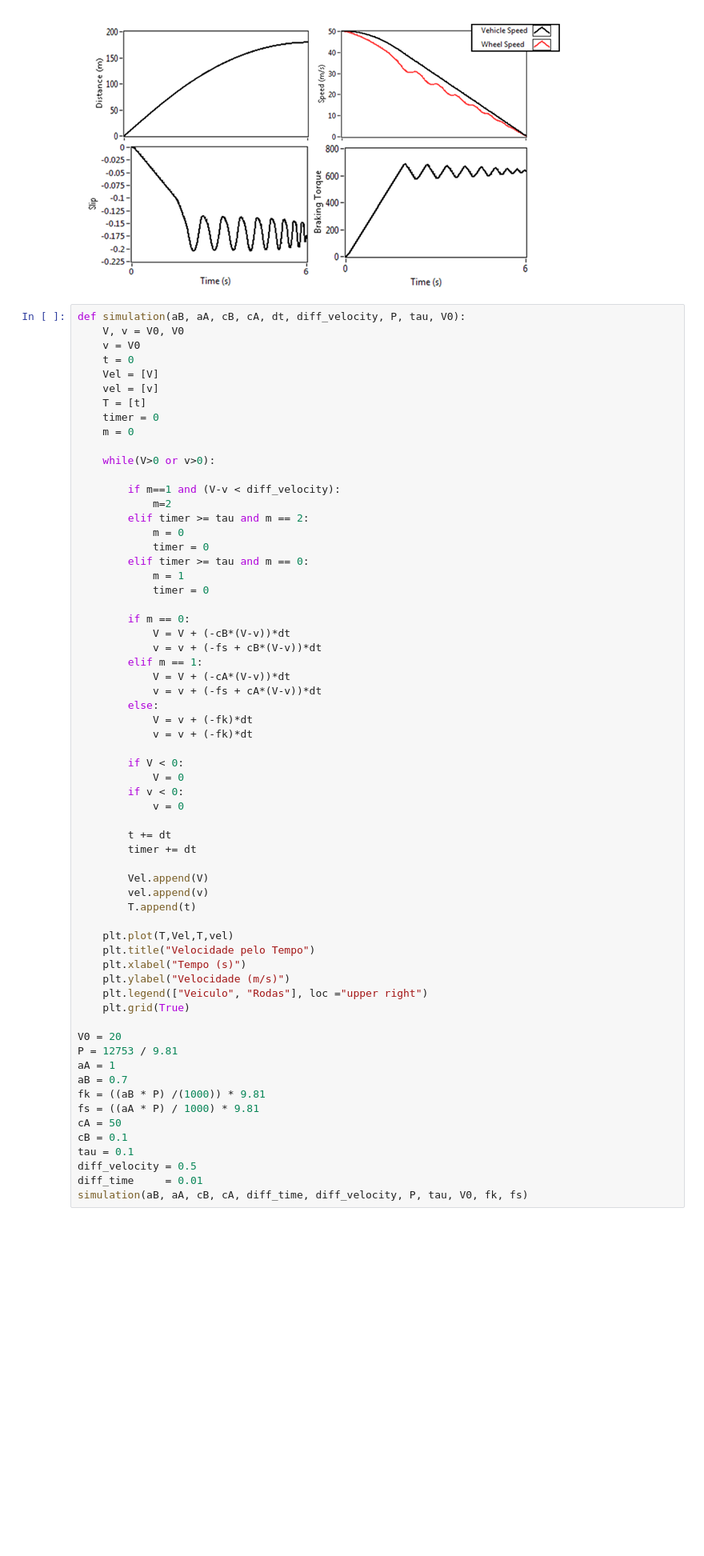
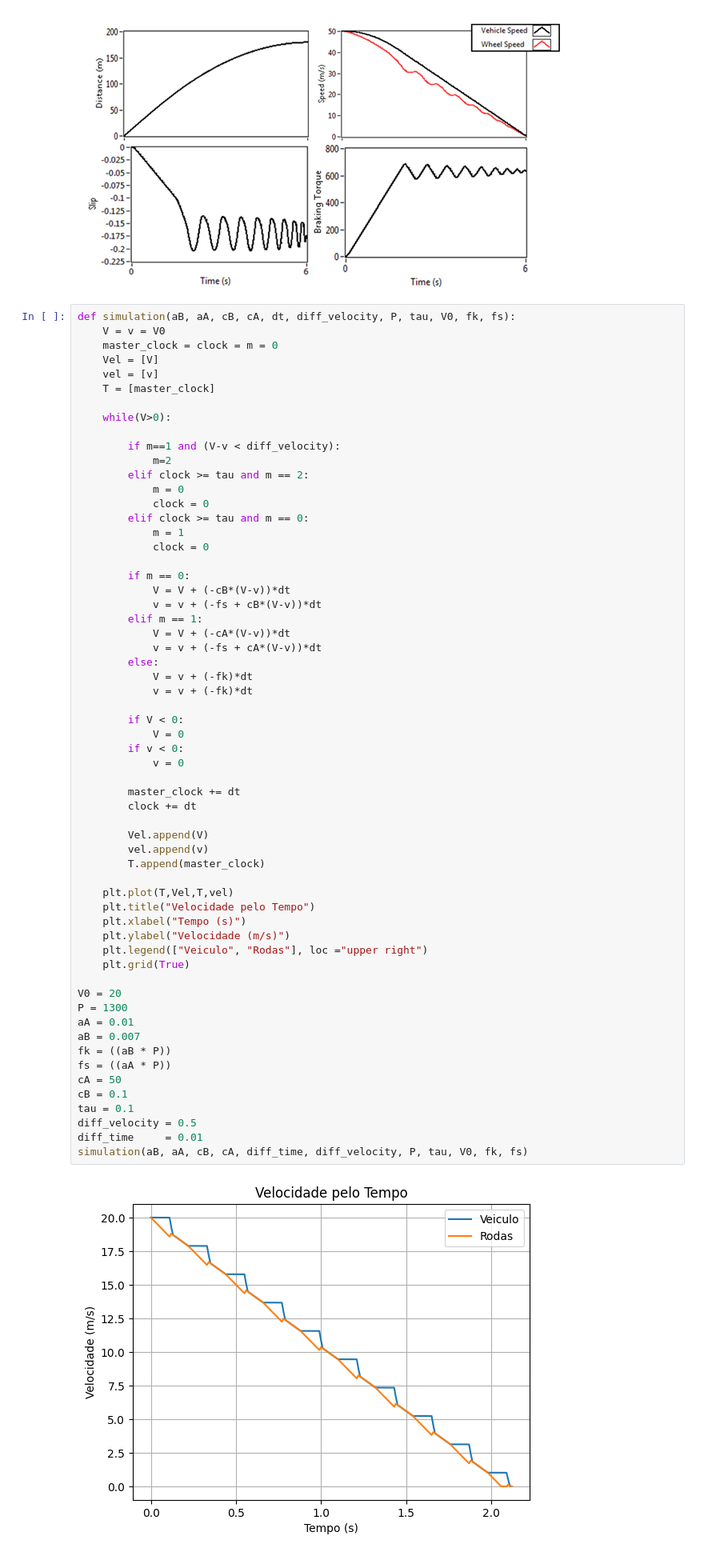
Before and after one commit to greybrunix/LC_PROJ, a Jupyter notebook: TP4/Ex1.ipynb, the cells around one changed output. Shown: that part at 80% size. Cells and saved outputs as stored; diff of their text form; blank space fills up the shorter version.

```diff
--- a/TP4/Ex1.ipynb
+++ b/TP4/Ex1.ipynb
@@ -70,26 +70,23 @@ Pretendemos, agora, encontrar valores para constantes de proporcionalidade entre
 # %% [markdown]
 ![image.png](attachment:d470cc70-17cc-47f4-a884-3e6a4ed5901f.png)
 # %%
-def simulation(aB, aA, cB, cA, dt, diff_velocity, P, tau, V0):
-    V, v = V0, V0
-    v = V0
-    t = 0
+def simulation(aB, aA, cB, cA, dt, diff_velocity, P, tau, V0, fk, fs):
+    V = v = V0
+    master_clock = clock = m = 0
     Vel = [V]
     vel = [v]
-    T = [t]
-    timer = 0
-    m = 0
+    T = [master_clock]
 
-    while(V>0 or v>0):
+    while(V>0):
 
         if m==1 and (V-v < diff_velocity):
             m=2
-        elif timer >= tau and m == 2:
+        elif clock >= tau and m == 2:
             m = 0
-            timer = 0
-        elif timer >= tau and m == 0:
+            clock = 0
+        elif clock >= tau and m == 0:
             m = 1
-            timer = 0
+            clock = 0
 
         if m == 0:
             V = V + (-cB*(V-v))*dt
@@ -97,41 +94,43 @@ def simulation(aB, aA, cB, cA, dt, diff_velocity, P, tau, V0):
         elif m == 1:
             V = V + (-cA*(V-v))*dt
             v = v + (-fs + cA*(V-v))*dt
         else:
             V = v + (-fk)*dt
             v = v + (-fk)*dt
 
         if V < 0:
             V = 0
         if v < 0:
             v = 0
 
-        t += dt
-        timer += dt
+        master_clock += dt
+        clock += dt
 
         Vel.append(V)
         vel.append(v)
-        T.append(t)
+        T.append(master_clock)
 
     plt.plot(T,Vel,T,vel)
     plt.title("Velocidade pelo Tempo")
     plt.xlabel("Tempo (s)")
     plt.ylabel("Velocidade (m/s)")
     plt.legend(["Veiculo", "Rodas"], loc ="upper right")
     plt.grid(True)
 
 V0 = 20
-P = 12753 / 9.81
-aA = 1
-aB = 0.7
-fk = ((aB * P) /(1000)) * 9.81
-fs = ((aA * P) / 1000) * 9.81
+P = 1300
+aA = 0.01
+aB = 0.007
+fk = ((aB * P))
+fs = ((aA * P))
 cA = 50
 cB = 0.1
 tau = 0.1
 diff_velocity = 0.5
 diff_time     = 0.01
 simulation(aB, aA, cB, cA, diff_time, diff_velocity, P, tau, V0, fk, fs)
+# %% [output]
+[figure, added]
 # %% [markdown]
 Tendo estes valores vamos definir um sistema que definirá as nossas variáveis *input*
 
```
Also changed, not shown: parts of 5 cells of this notebook.
